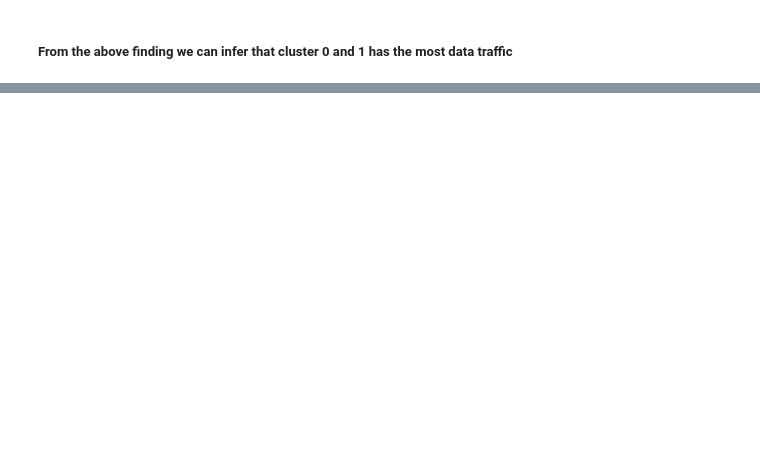
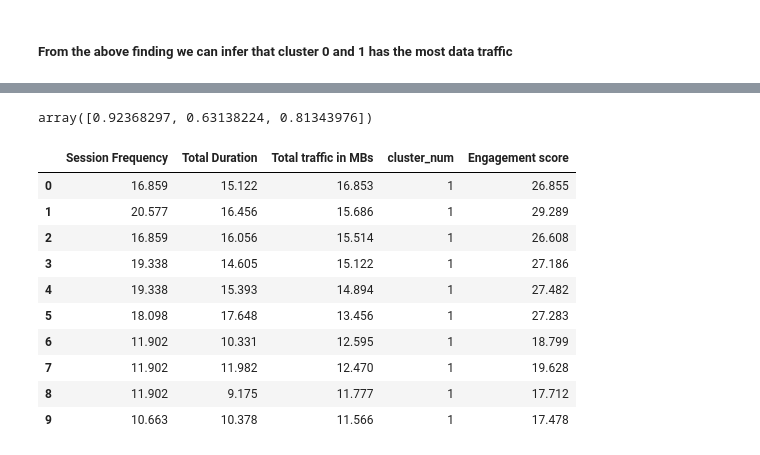
Before and after one commit to Micky373/Telecom_user_analytics, a Jupyter notebook: notebooks/user_engagement_analysis.ipynb, the cells around one changed output, grey strips where cells are left out. Saved outputs shown, nothing was run; the diff lists cells and outputs as text; code cells hidden in the pictures; blank space fills up the shorter version.

Commit message:
Finish finding out engagement and experience score

```diff
--- a/notebooks/user_engagement_analysis.ipynb
+++ b/notebooks/user_engagement_analysis.ipynb
@@ -131,5 +131,6 @@ normalized_data
 kmeans = KMeans(3)
 kmeans.fit(features_array)
 clusters = kmeans.fit_predict(features_array)
+centroids = kmeans.cluster_centers_
 clusters
 # %% [output]
@@ -514,0 +529,25 @@ new_cluster_dataframe
+# %%
+# Finding out the less engaged center
+
+less_engaged_center = centroids[1]
+less_engaged_center
+# %% [output]
+array([0.92368297, 0.63138224, 0.81343976])
+# %%
+# Calculating the enagegement score based on the Euclidian distance
+
+normalized_data['Engagement score'] = np.array(normalized_data[['Session Frequency','Total Duration','Total traffic in MBs']].sub(less_engaged_center, axis=1).pow(2).sum(axis=1).pow(.5))
+
+normalized_data.head(10)
+# %% [output]
+|  | Session Frequency | Total Duration | Total traffic in MBs | cluster_num | Engagement score |
+| 0 | 16.859 | 15.122 | 16.853 | 1 | 26.855 |
+| 1 | 20.577 | 16.456 | 15.686 | 1 | 29.289 |
+| 2 | 16.859 | 16.056 | 15.514 | 1 | 26.608 |
+| 3 | 19.338 | 14.605 | 15.122 | 1 | 27.186 |
+| 4 | 19.338 | 15.393 | 14.894 | 1 | 27.482 |
+| 5 | 18.098 | 17.648 | 13.456 | 1 | 27.283 |
+| 6 | 11.902 | 10.331 | 12.595 | 1 | 18.799 |
+| 7 | 11.902 | 11.982 | 12.470 | 1 | 19.628 |
+| 8 | 11.902 | 9.175 | 11.777 | 1 | 17.712 |
+| 9 | 10.663 | 10.378 | 11.566 | 1 | 17.478 |
```
Also changed, not shown: parts of 6 cells of this notebook, 4 other files.
